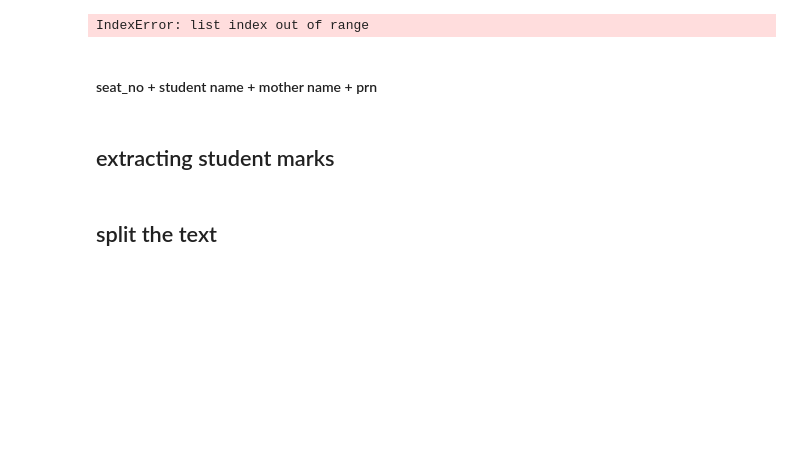
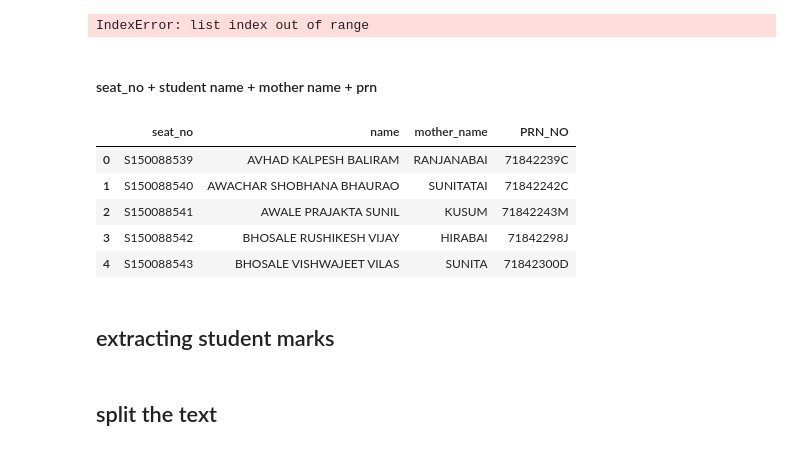
Before and after one commit to Suraj1089/SPPU-Result-Convertor, a Jupyter notebook: final_model.ipynb, the cells around one changed output. Drawn from its saved outputs; the diff is of its cells as text; code cells hidden in the pictures; blank space fills up the shorter version.

```diff
--- a/final_model.ipynb
+++ b/final_model.ipynb
@@ -558,6 +558,35 @@ for i in pattern:
     d['PRN_NO'].append(temp[5])
     datafrmae = pd.DataFrame(d)
     datafrmae.to_csv('seat_no_name_monther_name.csv',header=datafrmae.columns)
+# %%
+
+def seat_no(text):
+    pattern = re.findall(r'[ST]\w{9}\s*\w*\s*\w*\s*\w*\s*\w*\w*\s*\w*\s*\w*\s*\w*\s*',text)
+# print(len(pattern))
+    d = {'seat_no':[],'name':[],'mother_name':[],'PRN_NO':[]}
+#0-seat no 1-2-3-name 4-mother_name 5-prn
+    for i in pattern:
+        temp = i.split()
+        temp.pop()
+        temp.pop()
+        if len(temp)==5:
+            temp.append('Nan')
+        d['seat_no'].append(temp[0])
+        d['name'].append(temp[1]+' '+temp[2]+' '+temp[3])
+        d['mother_name'].append(temp[4])
+        d['PRN_NO'].append(temp[5])
+        dataframe = pd.DataFrame(d)
+    return dataframe
+# %%
+df = seat_no(text)
+df.head()
+# %% [output]
+|  | seat_no | name | mother_name | PRN_NO |
+| 0 | S150088539 | AVHAD KALPESH BALIRAM | RANJANABAI | 71842239C |
+| 1 | S150088540 | AWACHAR SHOBHANA BHAURAO | SUNITATAI | 71842242C |
+| 2 | S150088541 | AWALE PRAJAKTA SUNIL | KUSUM | 71842243M |
+| 3 | S150088542 | BHOSALE RUSHIKESH VIJAY | HIRABAI | 71842298J |
+| 4 | S150088543 | BHOSALE VISHWAJEET VILAS | SUNITA | 71842300D |
 # %% [markdown]
 ## extracting student marks
 # %%
```
Also changed, not shown: parts of 8 cells of this notebook, 11 other files.
